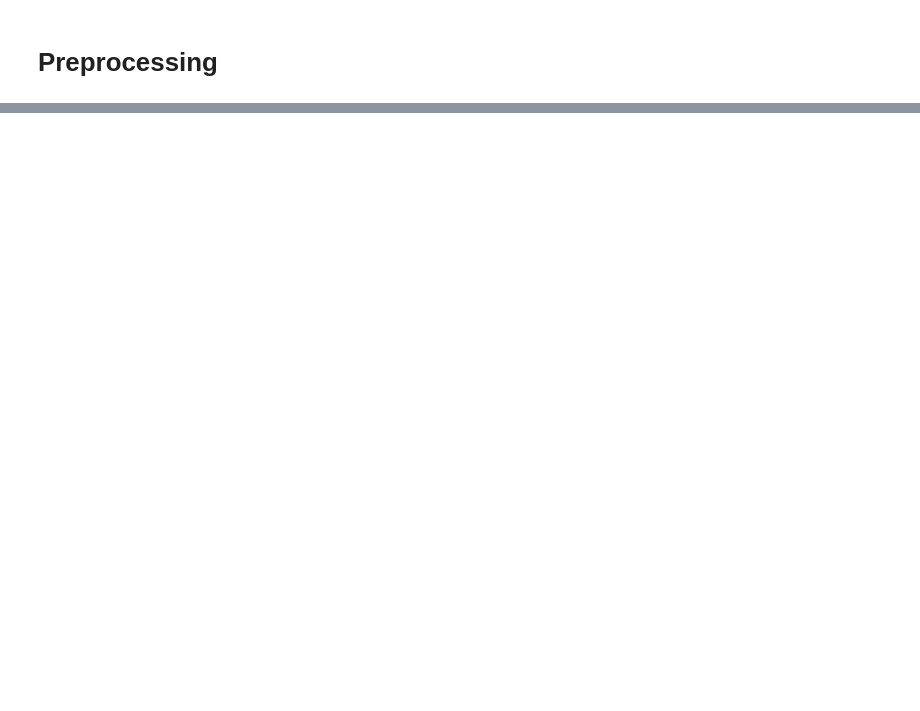
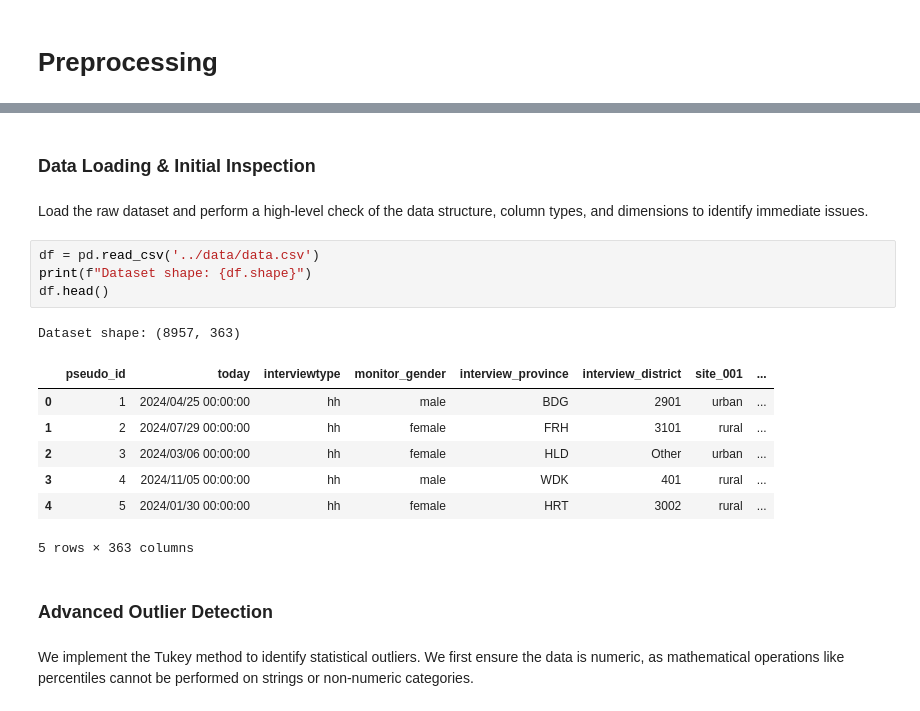
Before and after one commit to Etxarri/ShelterAI, a Jupyter notebook: backend/ai-service/preprocessing/main.ipynb, the cells around one changed output, grey strips where cells are left out. Cells and saved outputs as stored; diff of their text form; blank space fills up the shorter version.

```diff
--- a/backend/ai-service/preprocessing/main.ipynb
+++ b/backend/ai-service/preprocessing/main.ipynb
@@ -106,0 +14,21 @@ Index(['Unknown', 'no', 'yes'], dtype='object')
+# %% [markdown]
+### Data Loading & Initial Inspection
+# %% [markdown]
+Load the raw dataset and perform a high-level check of the data structure, column types, and dimensions to identify immediate issues.
+# %%
+df = pd.read_csv('../data/data.csv')
+print(f"Dataset shape: {df.shape}")
+df.head()
+# %% [output]
+Dataset shape: (8957, 363)
+|  | pseudo_id | today | interviewtype | monitor_gender | interview_province | interview_district | site_001 | ... |
+| 0 | 1 | 2024/04/25 00:00:00 | hh | male | BDG | 2901 | urban | ... |
+| 1 | 2 | 2024/07/29 00:00:00 | hh | female | FRH | 3101 | rural | ... |
+| 2 | 3 | 2024/03/06 00:00:00 | hh | female | HLD | Other | urban | ... |
+| 3 | 4 | 2024/11/05 00:00:00 | hh | male | WDK | 401 | rural | ... |
+| 4 | 5 | 2024/01/30 00:00:00 | hh | female | HRT | 3002 | rural | ... |
+5 rows × 363 columns
+# %% [markdown]
+### Advanced Outlier Detection
+# %% [markdown]
+We implement the Tukey method to identify statistical outliers. We first ensure the data is numeric, as mathematical operations like percentiles cannot be performed on strings or non-numeric categories.
```
Also changed, not shown: parts of 36 cells of this notebook.
